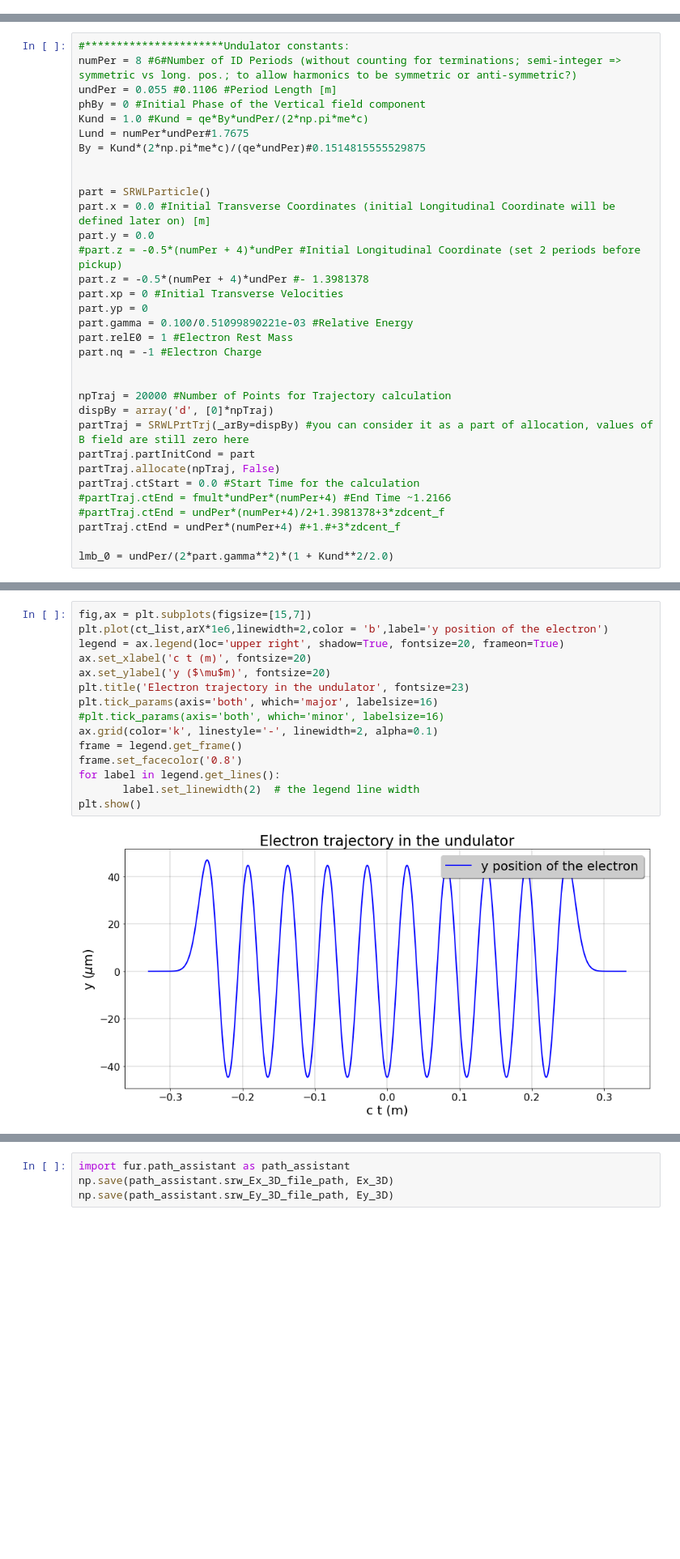
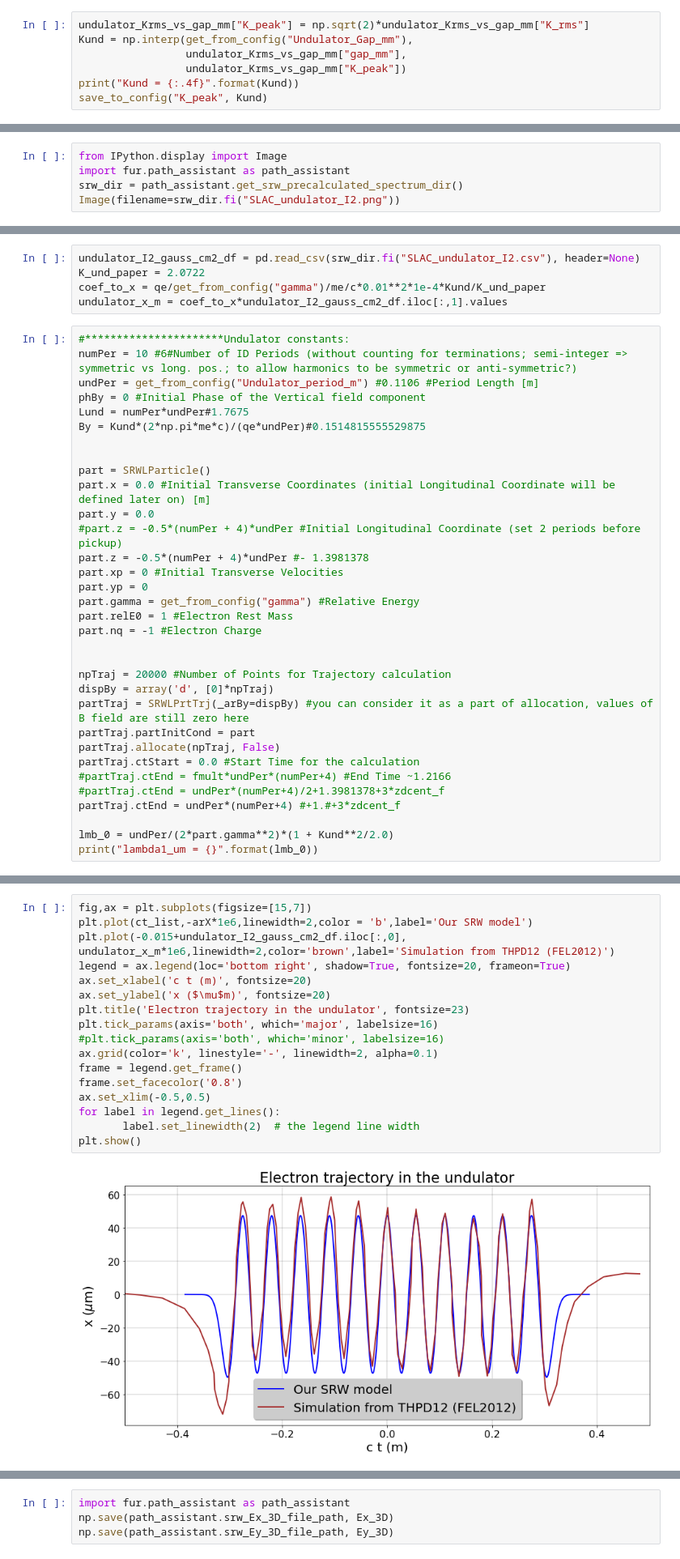
Before and after one commit to IharLobach/fur, a Jupyter notebook: wiggler_radiation/SRW/generating_undulator_spectrum_with_SRW.ipynb, the cells around one changed output, grey strips where cells are left out. Shown: that part at 81% size. Cells and saved outputs as stored; diff of their text form; blank space fills up the shorter version.

Commit message:
generated srw spectrum

```diff
--- a/wiggler_radiation/SRW/generating_undulator_spectrum_with_SRW.ipynb
+++ b/wiggler_radiation/SRW/generating_undulator_spectrum_with_SRW.ipynb
@@ -26,0 +31,7 @@ h = 6.62607e-34
+# %%
+undulator_Krms_vs_gap_mm["K_peak"] = np.sqrt(2)*undulator_Krms_vs_gap_mm["K_rms"]
+Kund = np.interp(get_from_config("Undulator_Gap_mm"),
+                 undulator_Krms_vs_gap_mm["gap_mm"],
+                 undulator_Krms_vs_gap_mm["K_peak"])
+print("Kund = {:.4f}".format(Kund))
+save_to_config("K_peak", Kund)
@@ -26,0 +42,5 @@ h = 6.62607e-34
+# %%
+from IPython.display import Image
+import fur.path_assistant as path_assistant
+srw_dir = path_assistant.get_srw_precalculated_spectrum_dir()
+Image(filename=srw_dir.fi("SLAC_undulator_I2.png"))
@@ -27,9 +49,13 @@ h = 6.62607e-34
+# %%
+undulator_I2_gauss_cm2_df = pd.read_csv(srw_dir.fi("SLAC_undulator_I2.csv"), header=None)
+K_und_paper = 2.0722
+coef_to_x = qe/get_from_config("gamma")/me/c*0.01**2*1e-4*Kund/K_und_paper
+undulator_x_m = coef_to_x*undulator_I2_gauss_cm2_df.iloc[:,1].values
 # %%
 #**********************Undulator constants:
-numPer = 8 #6#Number of ID Periods (without counting for terminations; semi-integer => symmetric vs long. pos.; to allow harmonics to be symmetric or anti-symmetric?)
-undPer = 0.055 #0.1106 #Period Length [m]
+numPer = 10 #6#Number of ID Periods (without counting for terminations; semi-integer => symmetric vs long. pos.; to allow harmonics to be symmetric or anti-symmetric?)
+undPer = get_from_config("Undulator_period_m") #0.1106 #Period Length [m]
 phBy = 0 #Initial Phase of the Vertical field component
-Kund = 1.0 #Kund = qe*By*undPer/(2*np.pi*me*c)
 Lund = numPer*undPer#1.7675
 By = Kund*(2*np.pi*me*c)/(qe*undPer)#0.1514815555529875
 
@@ -41,7 +67,7 @@ part.y = 0.0
 part.z = -0.5*(numPer + 4)*undPer #- 1.3981378
 part.xp = 0 #Initial Transverse Velocities
 part.yp = 0
-part.gamma = 0.100/0.51099890221e-03 #Relative Energy
+part.gamma = get_from_config("gamma") #Relative Energy
 part.relE0 = 1 #Electron Rest Mass
 part.nq = -1 #Electron Charge
 
@@ -57,3 +83,4 @@ partTraj.ctStart = 0.0 #Start Time for the calculation
 partTraj.ctEnd = undPer*(numPer+4) #+1.#+3*zdcent_f
 
 lmb_0 = undPer/(2*part.gamma**2)*(1 + Kund**2/2.0)
+print("lambda1_um = {}".format(lmb_0))
@@ -76,21 +105,24 @@ arZp = np.asarray(partTraj.arZp)
 ct_list = np.linspace(partTraj.ctStart, partTraj.ctEnd, partTraj.np)-np.mean((partTraj.ctStart, partTraj.ctEnd))
 # %%
 fig,ax = plt.subplots(figsize=[15,7])
-plt.plot(ct_list,arX*1e6,linewidth=2,color = 'b',label='y position of the electron')
-legend = ax.legend(loc='upper right', shadow=True, fontsize=20, frameon=True)
+plt.plot(ct_list,-arX*1e6,linewidth=2,color = 'b',label='Our SRW model')
+plt.plot(-0.015+undulator_I2_gauss_cm2_df.iloc[:,0],
+undulator_x_m*1e6,linewidth=2,color='brown',label='Simulation from THPD12 (FEL2012)')
+legend = ax.legend(loc='bottom right', shadow=True, fontsize=20, frameon=True)
 ax.set_xlabel('c t (m)', fontsize=20)
-ax.set_ylabel('y ($\mu$m)', fontsize=20)
+ax.set_ylabel('x ($\mu$m)', fontsize=20)
 plt.title('Electron trajectory in the undulator', fontsize=23)
 plt.tick_params(axis='both', which='major', labelsize=16)
 #plt.tick_params(axis='both', which='minor', labelsize=16)
 ax.grid(color='k', linestyle='-', linewidth=2, alpha=0.1)
 frame = legend.get_frame()
 frame.set_facecolor('0.8')
+ax.set_xlim(-0.5,0.5)
 for label in legend.get_lines():
        label.set_linewidth(2)  # the legend line width
 plt.show()
 # %% [output]
-[figure, old version]
+[figure, new version]
 # %%
 #***********Electron Beam
 f_ring = 7.5e6
```
Also changed, not shown: parts of 16 cells of this notebook, 4 other files.
